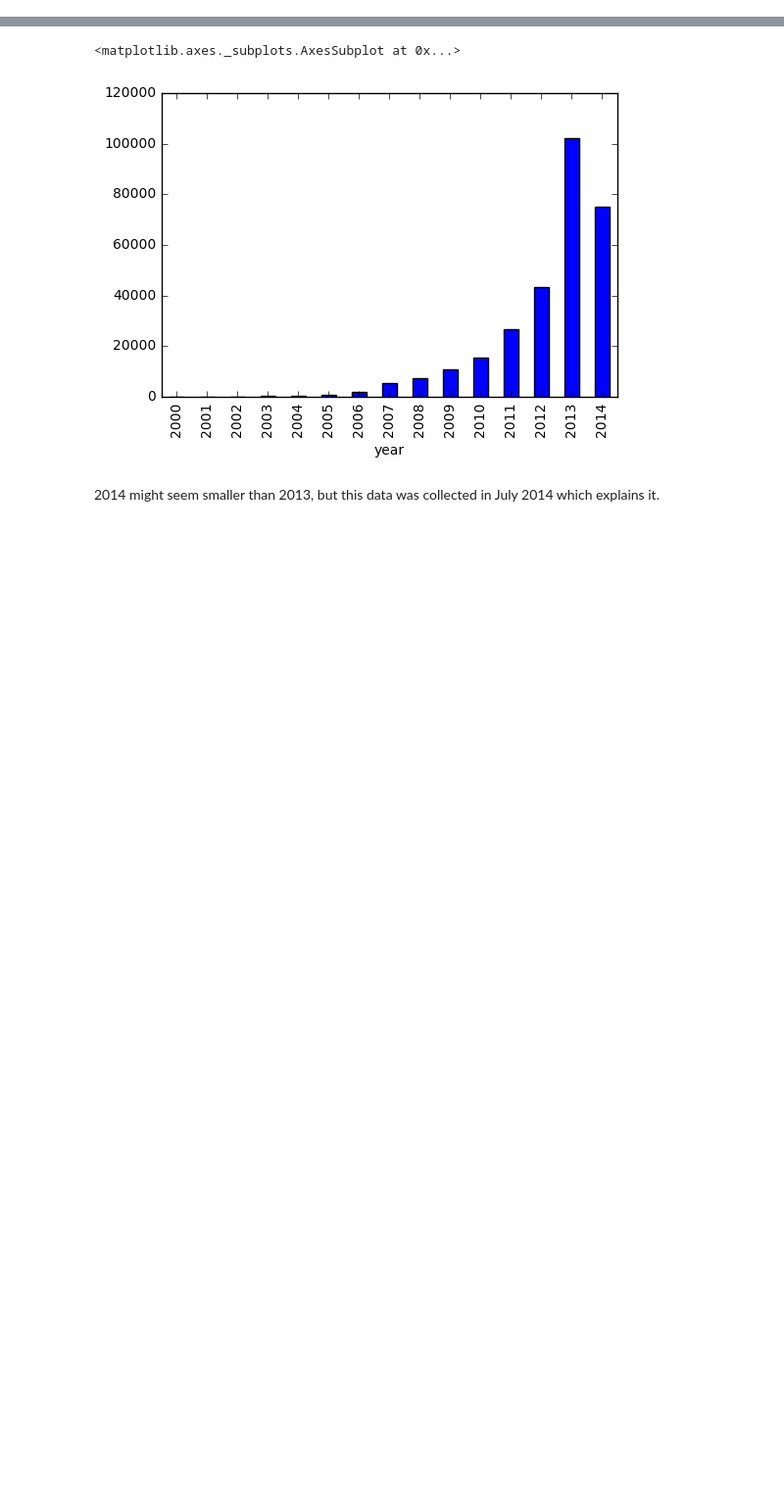
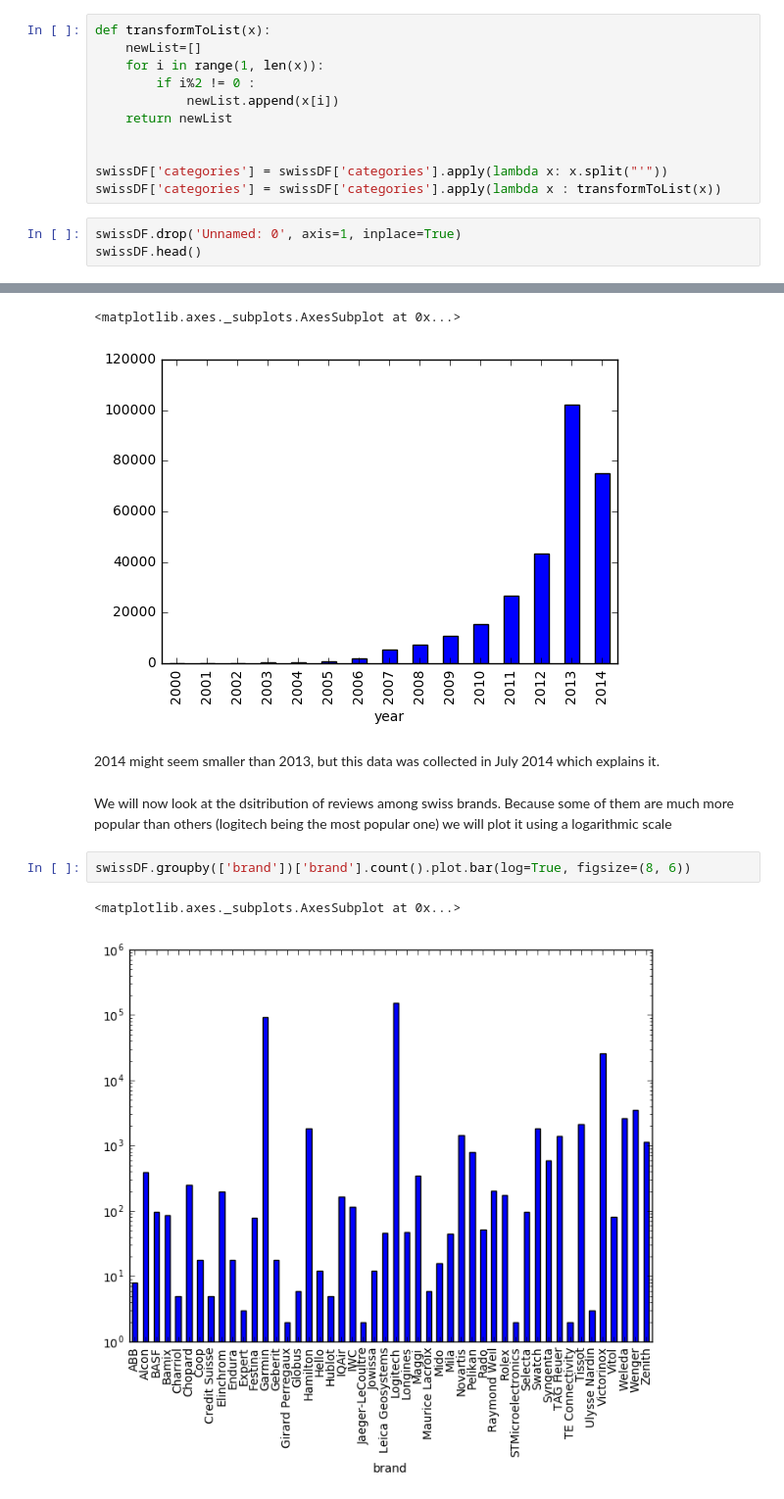
Before and after one commit to bojanp94/ADAProject, a Jupyter notebook: swiss products.ipynb, the cells around one changed output, grey strips where cells are left out. Shown at 98% size. Drawn from its saved outputs; the diff is of its cells as text; blank space fills up the shorter version.

Commit message:
categorizing and plotting

```diff
--- a/swiss products.ipynb
+++ b/swiss products.ipynb
@@ -18,0 +12,14 @@ swissDF.head()
+# %%
+def transformToList(x):
+    newList=[]
+    for i in range(1, len(x)):
+        if i%2 != 0 :
+            newList.append(x[i])
+    return newList
+
+
+swissDF['categories'] = swissDF['categories'].apply(lambda x: x.split("'"))
+swissDF['categories'] = swissDF['categories'].apply(lambda x : transformToList(x))
+# %%
+swissDF.drop('Unnamed: 0', axis=1, inplace=True)
+swissDF.head()
@@ -58,3 +72,10 @@ yearGroup['overall'].count().plot.bar()
 [figure]
 # %% [markdown]
 2014 might seem smaller than 2013, but this data was collected in July 2014 which explains it.
+# %% [markdown]
+We will now look at the dsitribution of reviews among swiss brands. Because some of them are much more popular than others (logitech being the most popular one) we will plot it using a logarithmic scale
+# %%
+swissDF.groupby(['brand'])['brand'].count().plot.bar(log=True, figsize=(8, 6))
+# %% [output]
+<matplotlib.axes._subplots.AxesSubplot at 0x...>
+[figure, added]
```
Also changed, not shown: parts of 11 cells of this notebook.
